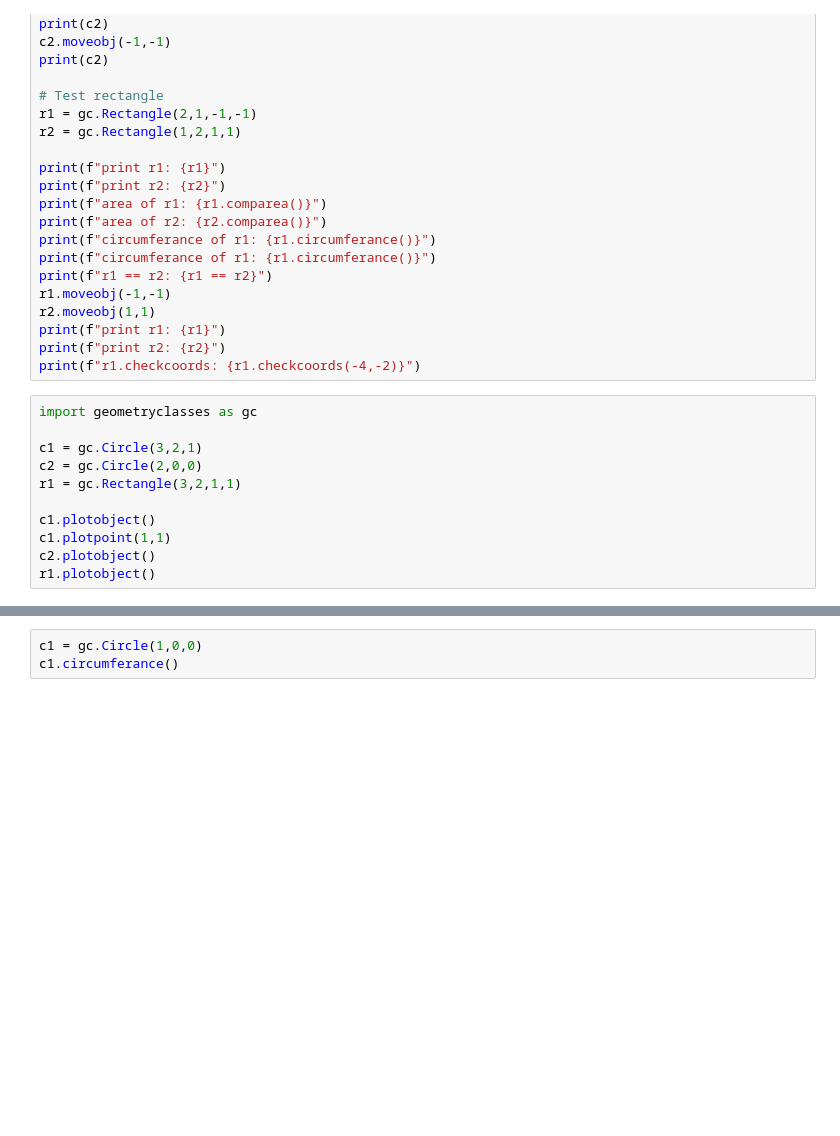
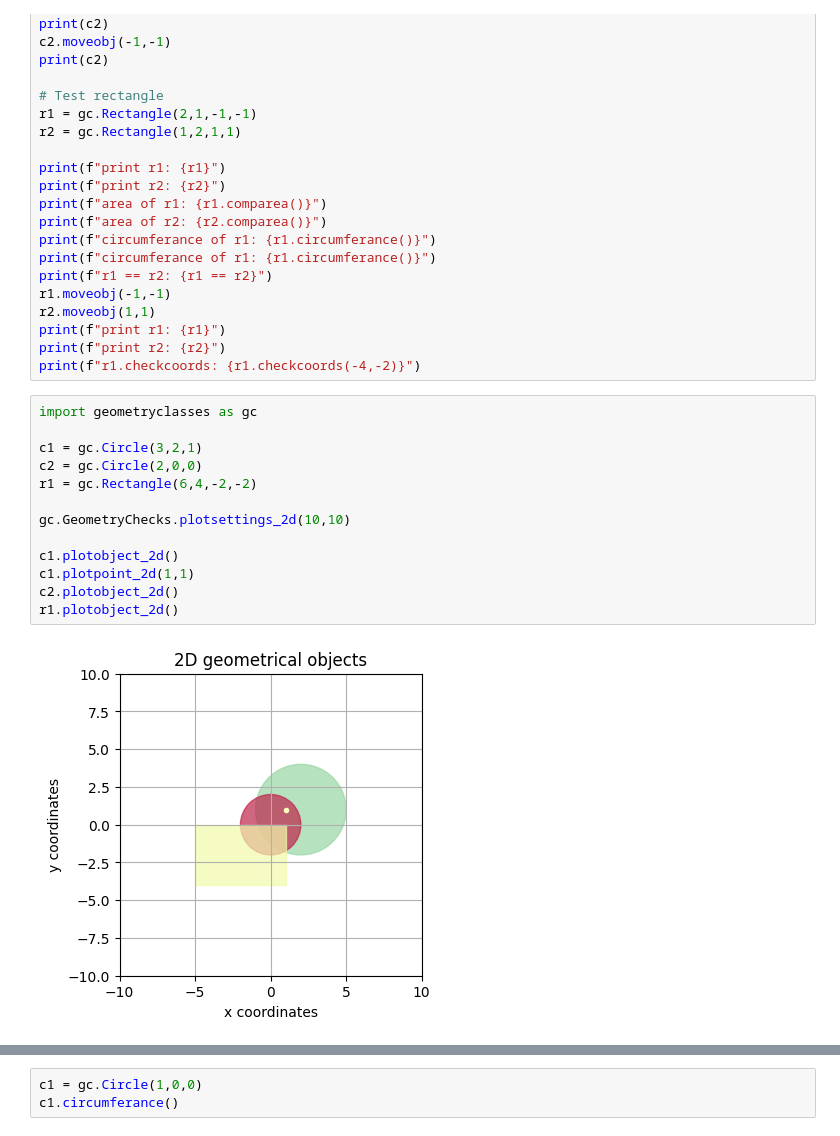
Before and after one commit to jwiegert/python-programming-joachim-wiegert, a Jupyter notebook: Labs/lab3/tests.ipynb, the cells around one changed output, grey strips where cells are left out. Drawn from its saved outputs; the diff is of its cells as text; blank space fills up the shorter version.

Commit message:
worked on 3d-plots

```diff
--- a/Labs/lab3/tests.ipynb
+++ b/Labs/lab3/tests.ipynb
@@ -36,14 +36,18 @@ print(f"r1.checkcoords: {r1.checkcoords(-4,-2)}")
 # %%
 import geometryclasses as gc
 
 c1 = gc.Circle(3,2,1)
 c2 = gc.Circle(2,0,0)
-r1 = gc.Rectangle(3,2,1,1)
+r1 = gc.Rectangle(6,4,-2,-2)
 
-c1.plotobject()
-c1.plotpoint(1,1)
-c2.plotobject()
-r1.plotobject()
+gc.GeometryChecks.plotsettings_2d(10,10)
+
+c1.plotobject_2d()
+c1.plotpoint_2d(1,1)
+c2.plotobject_2d()
+r1.plotobject_2d()
+# %% [output]
+[figure, added]
 # %%
 import geometryclasses as gc
 
```
Also changed, not shown: parts of 2 cells of this notebook, 1 other file.
